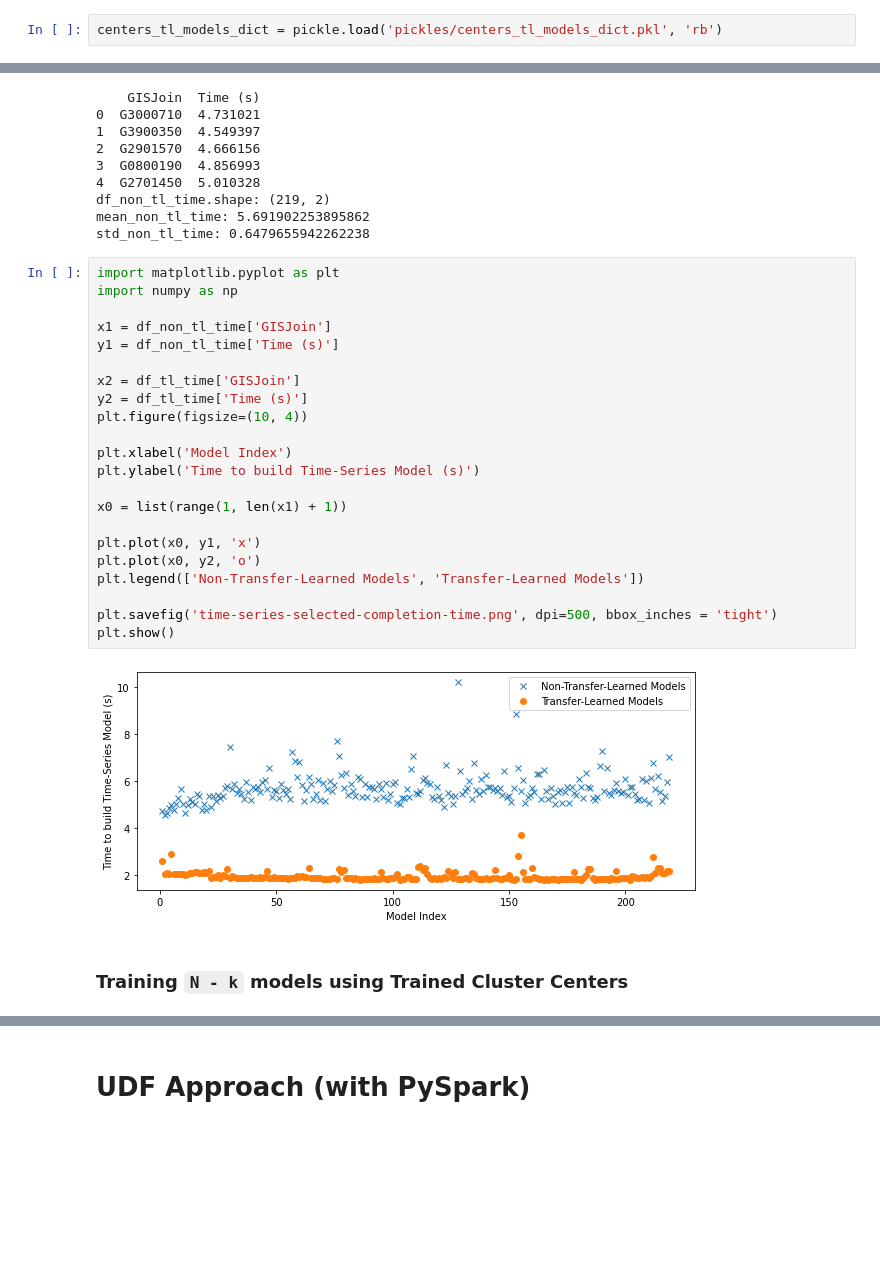
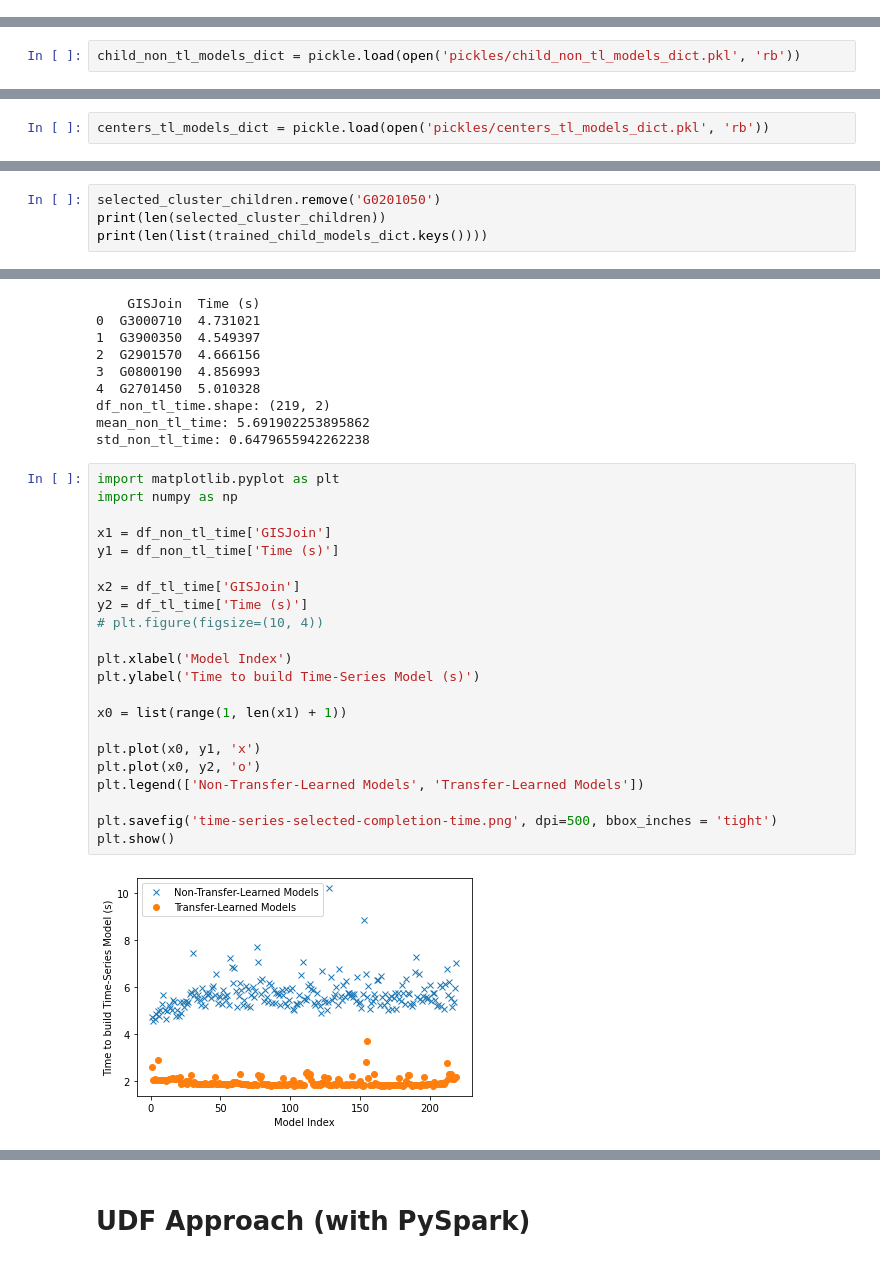
Before and after one commit to menuka94/sustain-timeseries, a Jupyter notebook: Time Series Forecasting.ipynb, the cells around one changed output, grey strips where cells are left out. Cells and saved outputs as stored; diff of their text form; blank space fills up the shorter version.

```diff
--- a/Time Series Forecasting.ipynb
+++ b/Time Series Forecasting.ipynb
@@ -819,2 +587,0 @@ pickle.dump(centers_tl_models_dict, f)
-# %%
-centers_tl_models_dict = pickle.load('pickles/centers_tl_models_dict.pkl', 'rb')
@@ -838,0 +591,2 @@ print(len(list(trained_child_models_dict.keys())))
+# %%
+child_non_tl_models_dict = pickle.load(open('pickles/child_non_tl_models_dict.pkl', 'rb'))
@@ -838,0 +644,2 @@ print(len(list(trained_child_models_dict.keys())))
+# %%
+centers_tl_models_dict = pickle.load(open('pickles/centers_tl_models_dict.pkl', 'rb'))
@@ -838,0 +658,4 @@ print(len(list(trained_child_models_dict.keys())))
+# %%
+selected_cluster_children.remove('G0201050')
+print(len(selected_cluster_children))
+print(len(list(trained_child_models_dict.keys())))
@@ -904,26 +730,24 @@ std_non_tl_time: 0.6479655942262238
 # %%
 import matplotlib.pyplot as plt
 import numpy as np
 
 x1 = df_non_tl_time['GISJoin']
 y1 = df_non_tl_time['Time (s)']
 
 x2 = df_tl_time['GISJoin']
 y2 = df_tl_time['Time (s)']
-plt.figure(figsize=(10, 4))
+# plt.figure(figsize=(10, 4))
 
 plt.xlabel('Model Index')
 plt.ylabel('Time to build Time-Series Model (s)')
 
 x0 = list(range(1, len(x1) + 1))
 
 plt.plot(x0, y1, 'x')
 plt.plot(x0, y2, 'o')
 plt.legend(['Non-Transfer-Learned Models', 'Transfer-Learned Models'])
 
 plt.savefig('time-series-selected-completion-time.png', dpi=500, bbox_inches = 'tight')
 plt.show()
 # %% [output]
-[figure, old version]
+[figure, new version]
-# %% [markdown]
-### Training `N - k` models using Trained Cluster Centers
```
Also changed, not shown: parts of 67 cells of this notebook.
